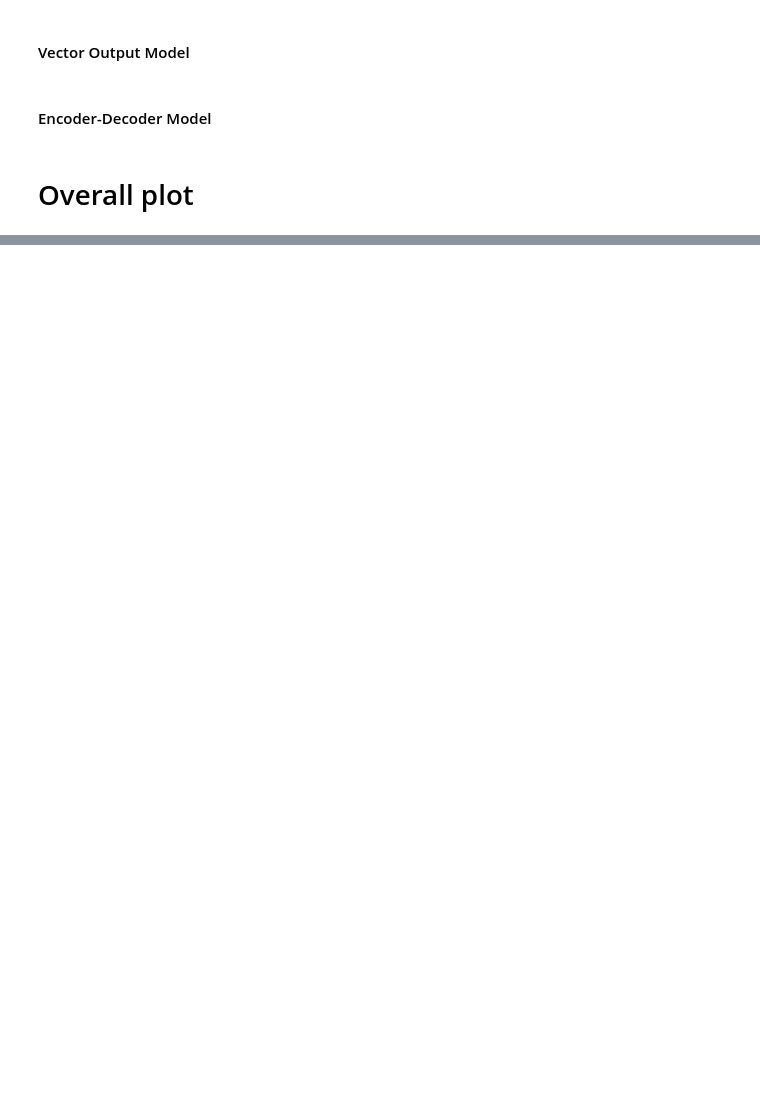
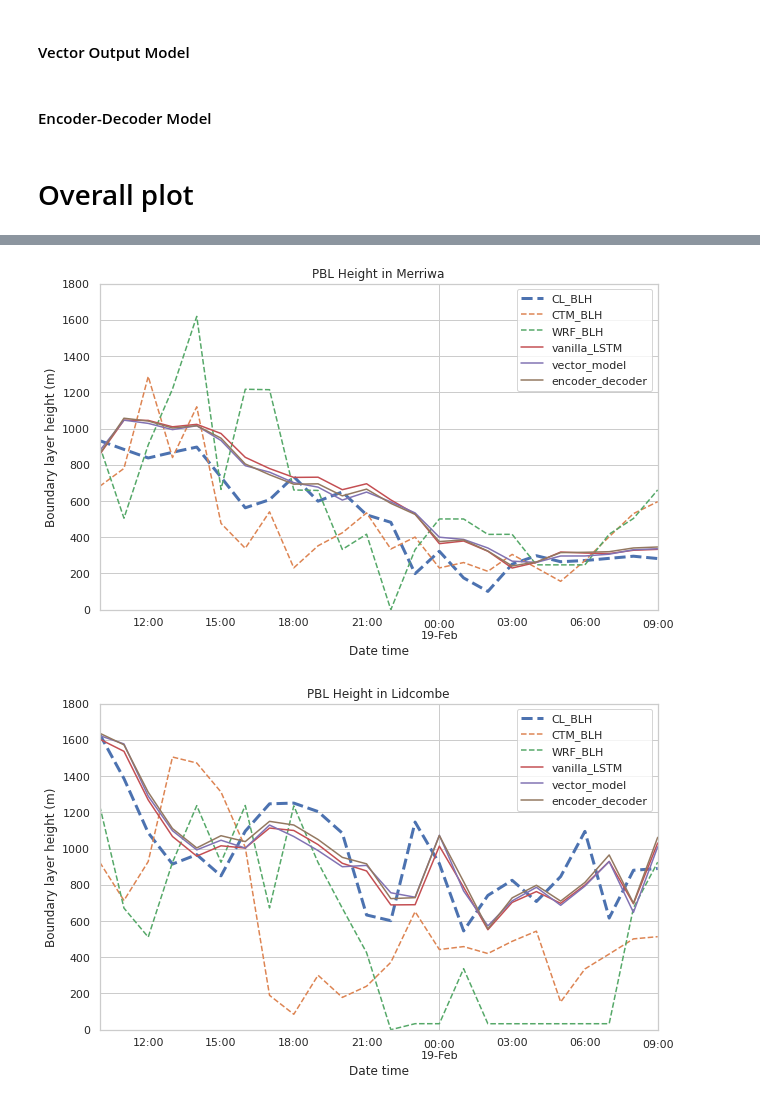
Before and after one commit to LlahsivK/group-18, a Jupyter notebook: SL_Anlysis3_NN_Model.ipynb, the cells around one changed output, grey strips where cells are left out. Drawn from its saved outputs; the diff is of its cells as text; code cells hidden in the pictures; blank space fills up the shorter version.

```diff
--- a/SL_Anlysis3_NN_Model.ipynb
+++ b/SL_Anlysis3_NN_Model.ipynb
@@ -456,0 +493,25 @@ DTW distance:2459.30
+# %%
+def combined_predicted_plots_extfact(df, title):
+  ax = df.plot(figsize = (10,6), title = title)
+  # Change settings for CL_BLH
+  ax.lines[0].set_linestyle('dashed')
+  ax.lines[0].set_linewidth(3)
+  # Change settings for CTM/WRF BLH
+  ax.lines[1].set_linestyle('dashed')
+  ax.lines[2].set_linestyle('dashed')
+  # Reset legend
+  ax.legend()
+
+  plt.xlabel('Date time')
+  plt.ylabel('Boundary layer height (m)')
+  plt.ylim(0, 1800)
+# %%
+for site in sites.keys():
+  df = reduce(lambda x, y: pd.merge(x, y), overall_df[site].values())
+  df = df_column_switch(df, 'WRF_BLH', 'CL_BLH')
+  df['Time'] = pd.to_datetime(data[site][-24:][['Date', 'Hour']].astype(str).apply('-'.join, 1), format='%Y-%m-%d-%H').values
+  df = df.set_index('Time')
+  combined_predicted_plots_extfact(df, f'PBL Height in {site}')
+# %% [output]
+[figure, added]
+[figure, added]
```
Also changed, not shown: parts of 13 cells of this notebook.
